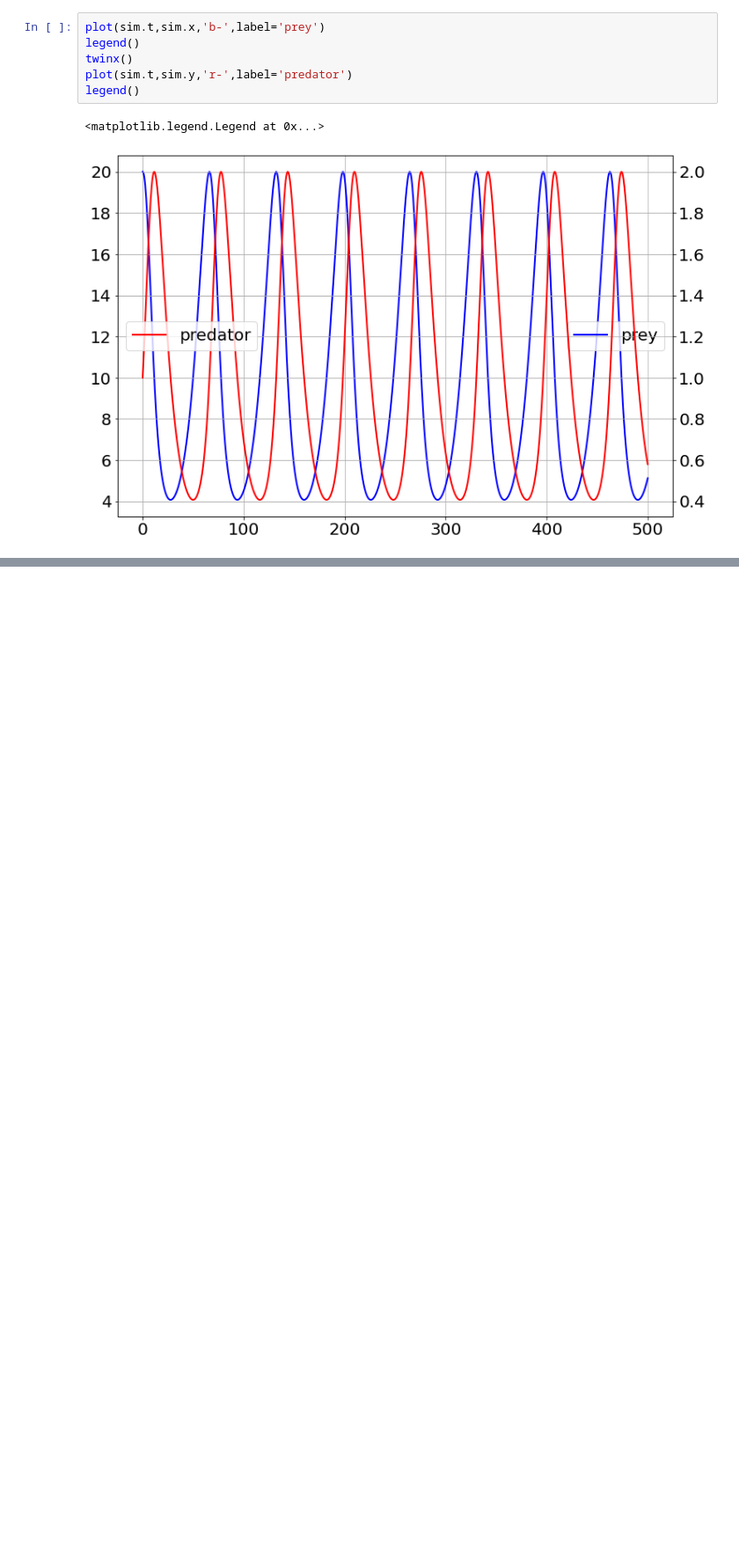
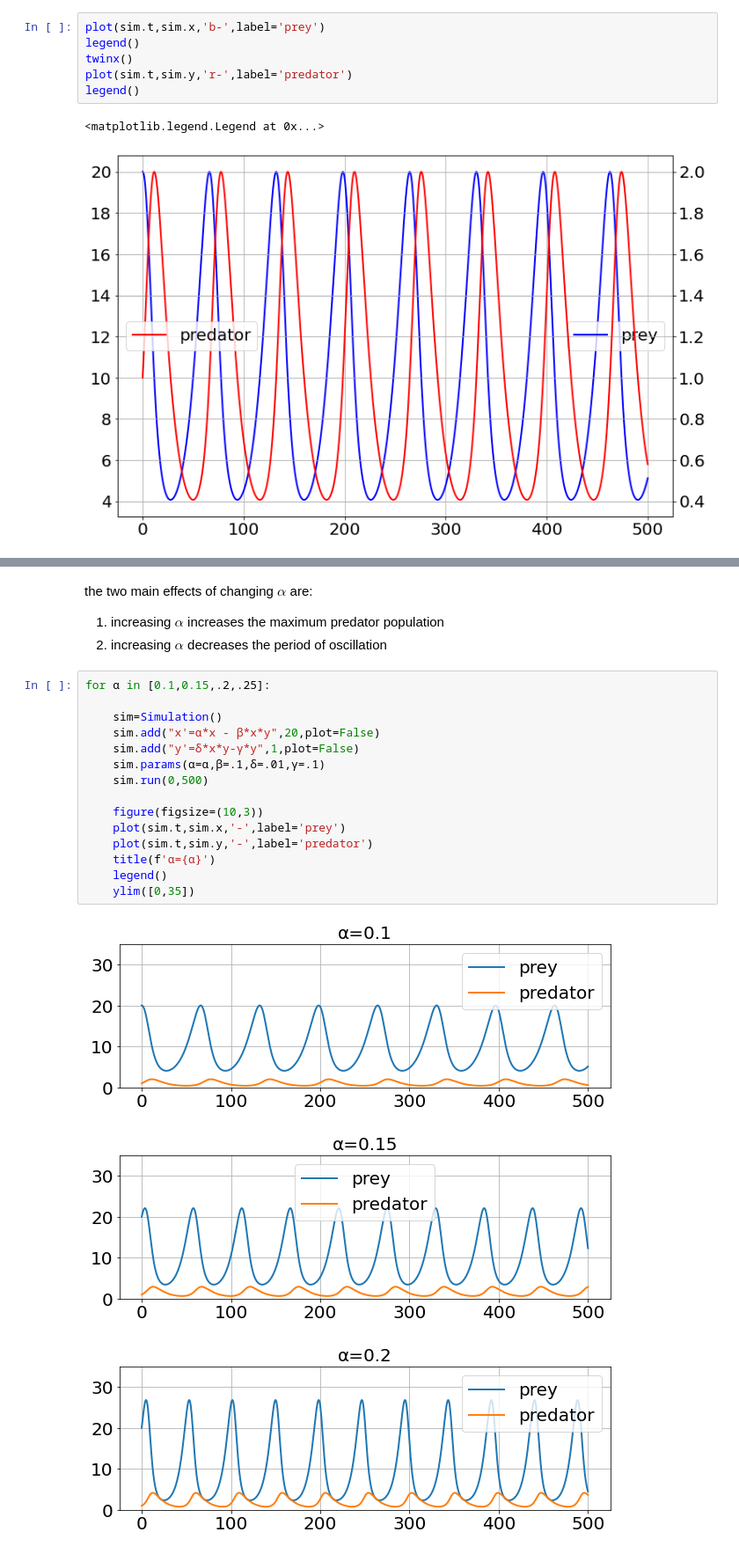
Before and after one commit to bblais/Computer-Programming-for-the-Sciences-Spring-2021, a Jupyter notebook: 2021-03-04 Lotka Volterra - aka predator-prey.ipynb, the cells around one changed output, grey strips where cells are left out. Shown at 88% size. Cells and saved outputs as stored; diff of their text form; blank space fills up the shorter version.

```diff
--- a/2021-03-04 Lotka Volterra - aka predator-prey.ipynb
+++ b/2021-03-04 Lotka Volterra - aka predator-prey.ipynb
@@ -137,0 +154,24 @@ legend()
+# %% [markdown]
+the two main effects of changing $\alpha$ are:
+
+1. increasing $\alpha$ increases the maximum predator population
+2. increasing $\alpha$ decreases the period of oscillation
+# %%
+for α in [0.1,0.15,.2,.25]:
+
+    sim=Simulation()
+    sim.add("x'=α*x - β*x*y",20,plot=False)
+    sim.add("y'=δ*x*y-γ*y",1,plot=False)
+    sim.params(α=α,β=.1,δ=.01,γ=.1)
+    sim.run(0,500)
+
+    figure(figsize=(10,3))
+    plot(sim.t,sim.x,'-',label='prey')
+    plot(sim.t,sim.y,'-',label='predator')
+    title(f'α={α}')
+    legend()
+    ylim([0,35])
+# %% [output]
+[figure, added]
+[figure, added]
+[figure, added]
```
Also changed, not shown: parts of 4 cells of this notebook.
